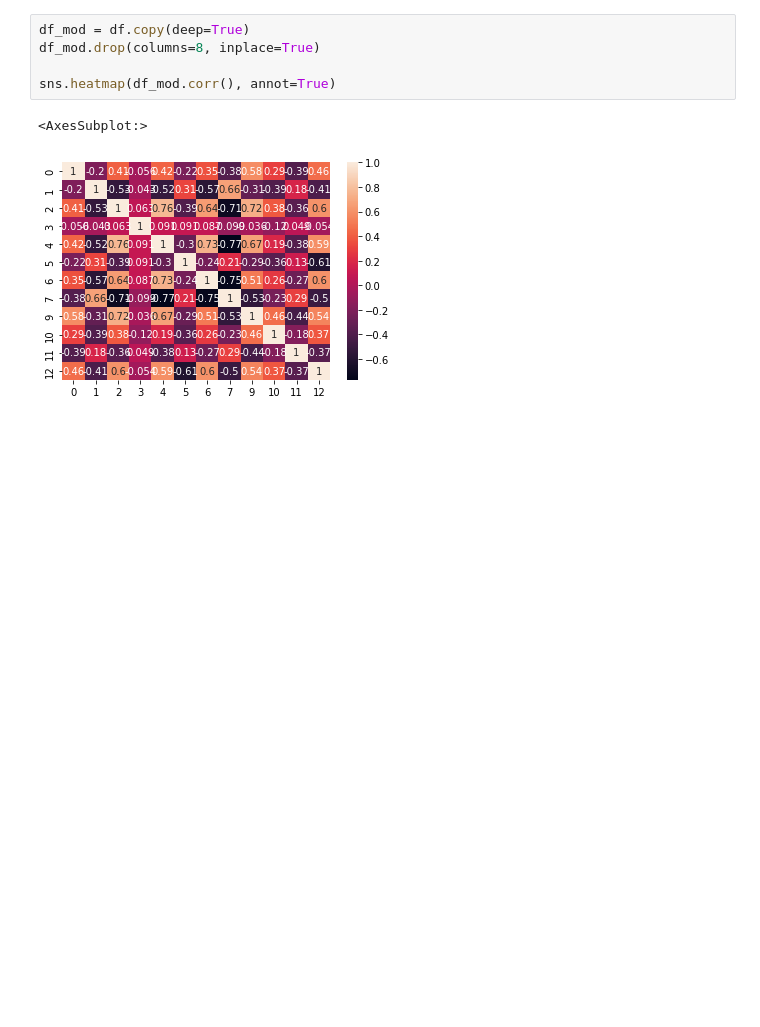
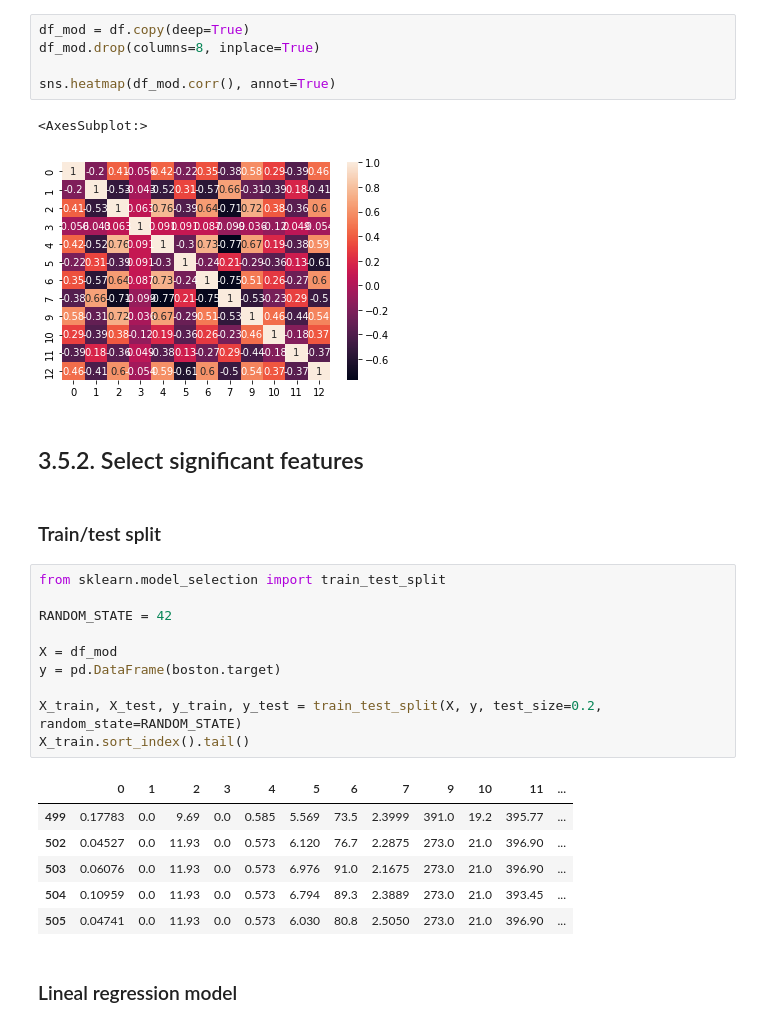
Before and after one commit to greentopsecret/random-forest-fennel-student-code, a Jupyter notebook: week_03/3.5-feature-selection.ipynb, the cells around one changed output. Cells and saved outputs as stored; diff of their text form; blank space fills up the shorter version.

```diff
--- a/week_03/3.5-feature-selection.ipynb
+++ b/week_03/3.5-feature-selection.ipynb
@@ -97,3 +97,26 @@ sns.heatmap(df_mod.corr(), annot=True)
 # %% [output]
 <AxesSubplot:>
 [figure]
+# %% [markdown]
+## 3.5.2. Select significant features
+# %% [markdown]
+### Train/test split
+# %%
+from sklearn.model_selection import train_test_split
+
+RANDOM_STATE = 42
+
+X = df_mod
+y = pd.DataFrame(boston.target)
+
+X_train, X_test, y_train, y_test = train_test_split(X, y, test_size=0.2, random_state=RANDOM_STATE)
+X_train.sort_index().tail()
+# %% [output]
+|  | 0 | 1 | 2 | 3 | 4 | 5 | 6 | 7 | 9 | 10 | 11 | ... |
+| 499 | 0.17783 | 0.0 | 9.69 | 0.0 | 0.585 | 5.569 | 73.5 | 2.3999 | 391.0 | 19.2 | 395.77 | ... |
+| 502 | 0.04527 | 0.0 | 11.93 | 0.0 | 0.573 | 6.120 | 76.7 | 2.2875 | 273.0 | 21.0 | 396.90 | ... |
+| 503 | 0.06076 | 0.0 | 11.93 | 0.0 | 0.573 | 6.976 | 91.0 | 2.1675 | 273.0 | 21.0 | 396.90 | ... |
+| 504 | 0.10959 | 0.0 | 11.93 | 0.0 | 0.573 | 6.794 | 89.3 | 2.3889 | 273.0 | 21.0 | 393.45 | ... |
+| 505 | 0.04741 | 0.0 | 11.93 | 0.0 | 0.573 | 6.030 | 80.8 | 2.5050 | 273.0 | 21.0 | 396.90 | ... |
+# %% [markdown]
+### Lineal regression model
```
Also changed, not shown: parts of 4 cells of this notebook, 3 other files.
